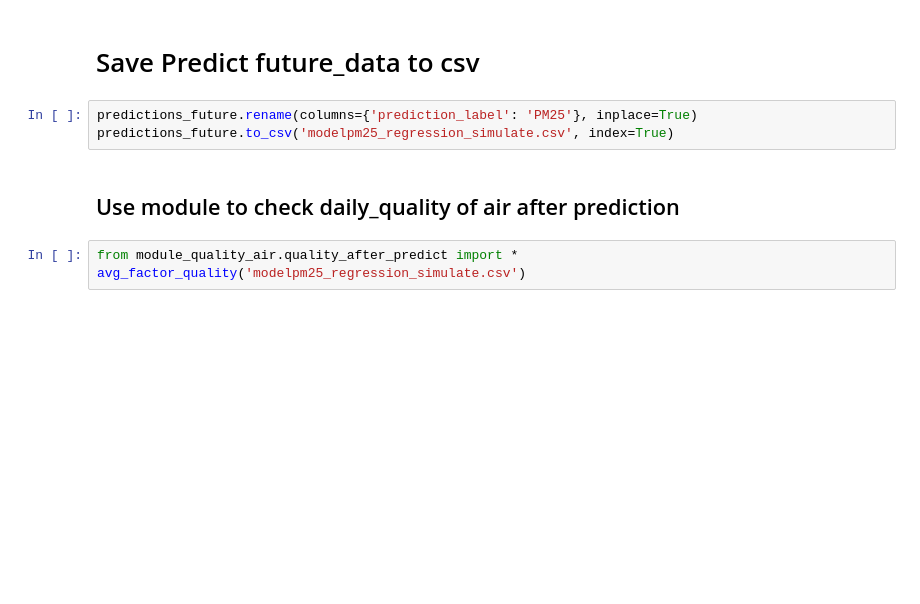
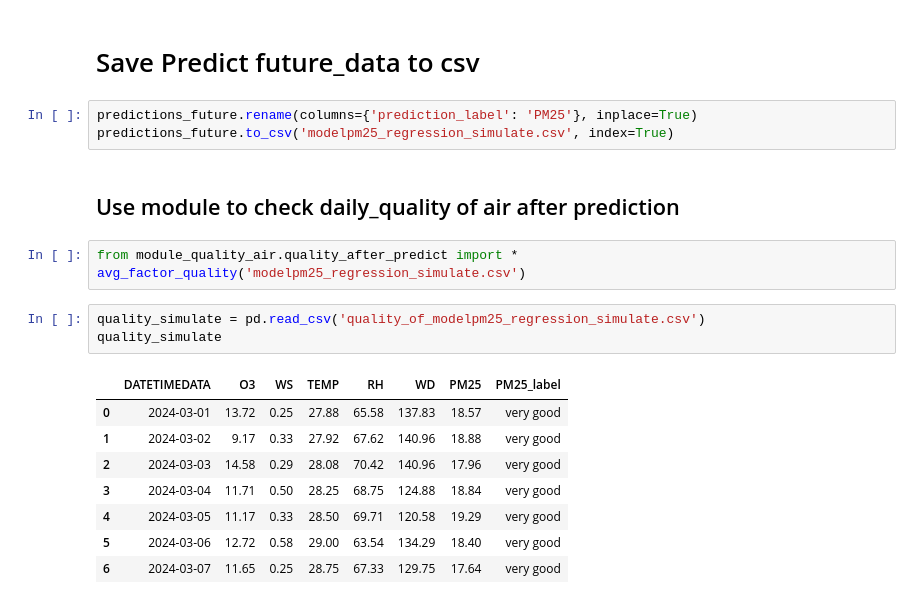
Before and after one commit to Pikcolo/team_project, a Jupyter notebook: model_pm25_regression_simulate.ipynb, the cells around one changed output. Cells and saved outputs as stored; diff of their text form; blank space fills up the shorter version.

```diff
--- a/model_pm25_regression_simulate.ipynb
+++ b/model_pm25_regression_simulate.ipynb
@@ -389,3 +388,15 @@ predictions_future.to_csv('modelpm25_regression_simulate.csv', index=True)
 # %%
 from module_quality_air.quality_after_predict import *
 avg_factor_quality('modelpm25_regression_simulate.csv')
+# %%
+quality_simulate = pd.read_csv('quality_of_modelpm25_regression_simulate.csv')
+quality_simulate
+# %% [output]
+|  | DATETIMEDATA | O3 | WS | TEMP | RH | WD | PM25 | PM25_label |
+| 0 | 2024-03-01 | 13.72 | 0.25 | 27.88 | 65.58 | 137.83 | 18.57 | very good |
+| 1 | 2024-03-02 | 9.17 | 0.33 | 27.92 | 67.62 | 140.96 | 18.88 | very good |
+| 2 | 2024-03-03 | 14.58 | 0.29 | 28.08 | 70.42 | 140.96 | 17.96 | very good |
+| 3 | 2024-03-04 | 11.71 | 0.50 | 28.25 | 68.75 | 124.88 | 18.84 | very good |
+| 4 | 2024-03-05 | 11.17 | 0.33 | 28.50 | 69.71 | 120.58 | 19.29 | very good |
+| 5 | 2024-03-06 | 12.72 | 0.58 | 29.00 | 63.54 | 134.29 | 18.40 | very good |
+| 6 | 2024-03-07 | 11.65 | 0.25 | 28.75 | 67.33 | 129.75 | 17.64 | very good |
```
Also changed, not shown: parts of 3 cells of this notebook, 1 other file.
